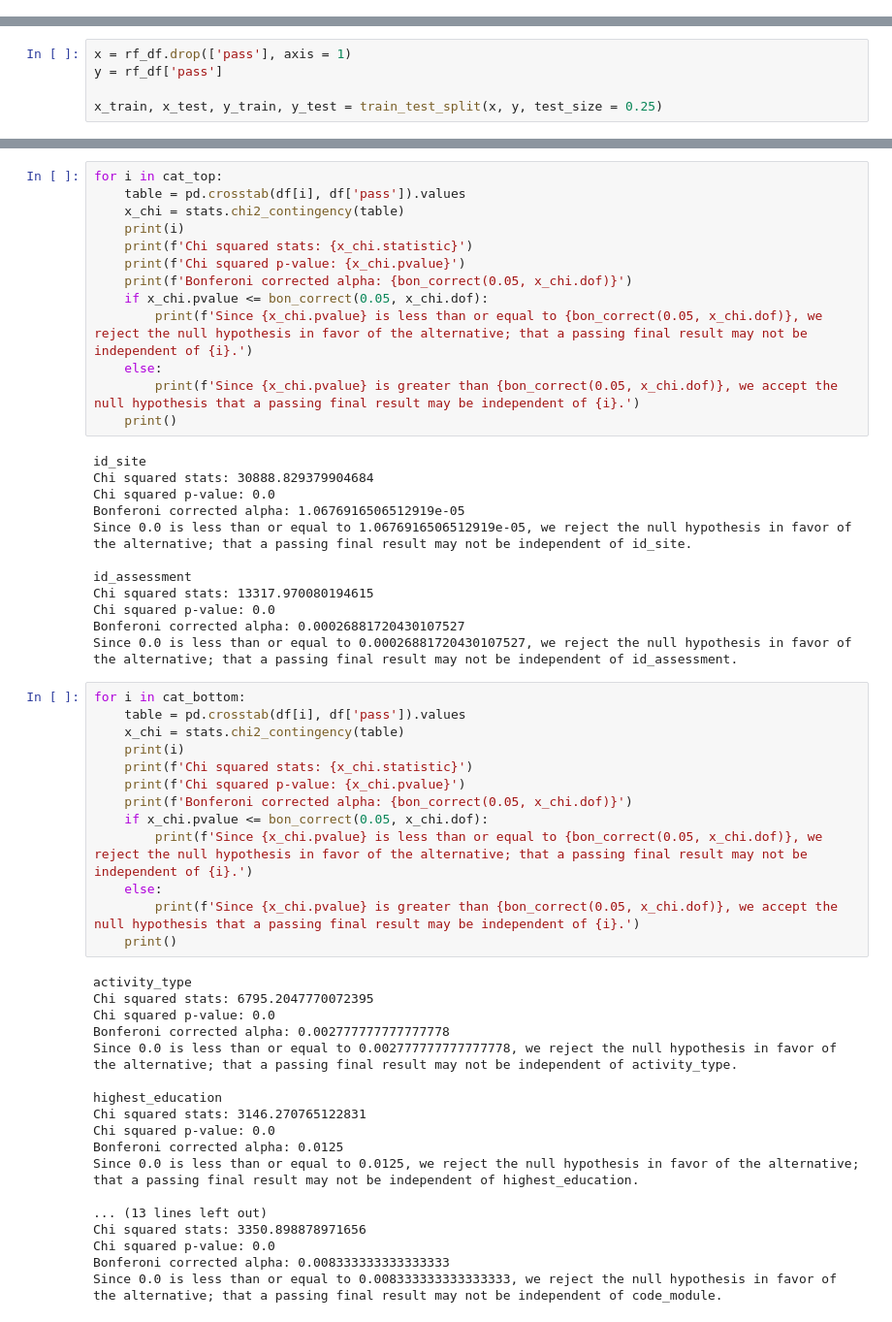
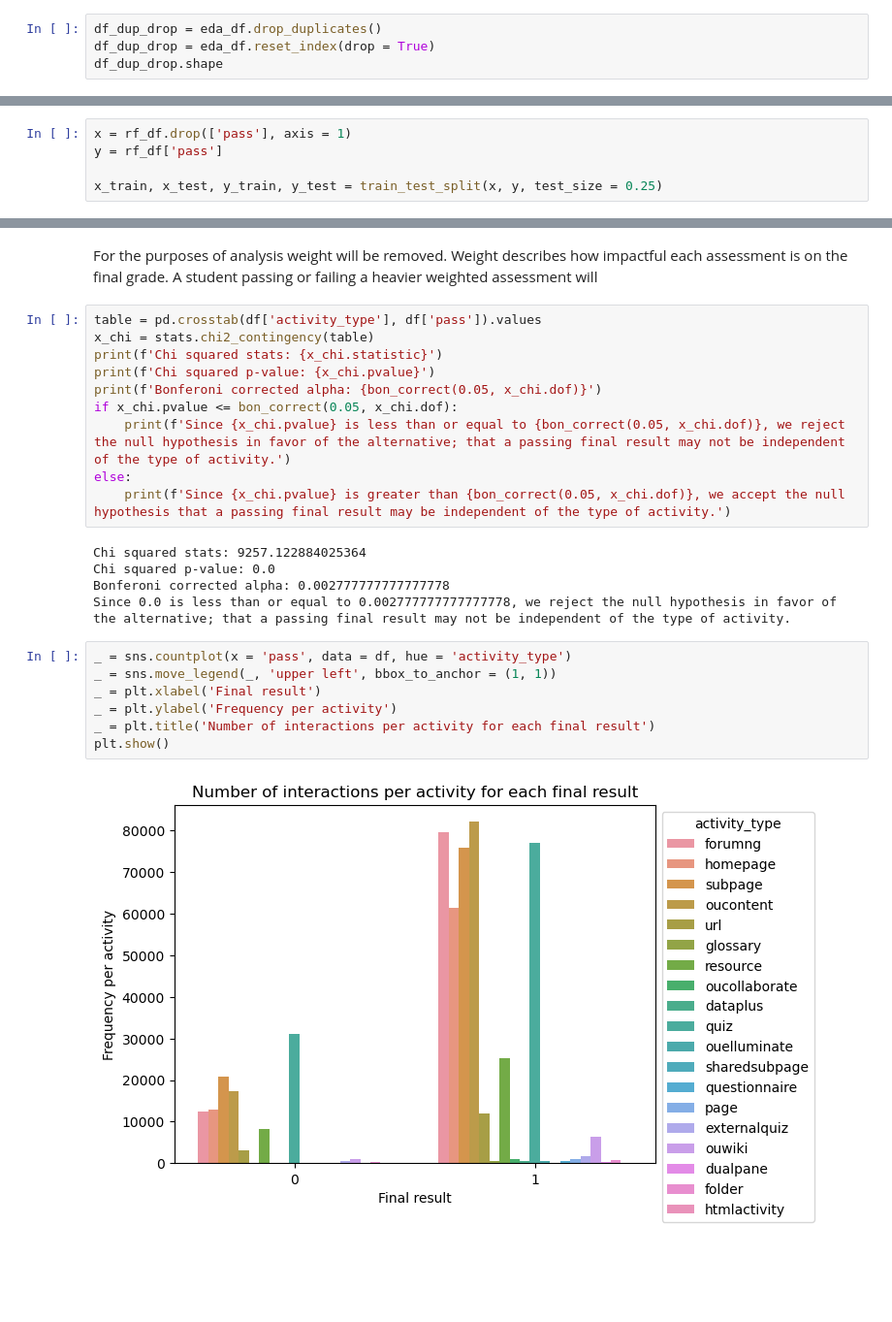
Before and after one commit to jpjavier23/springboard_eda_project, a Jupyter notebook: eda_stage_capstone_2.ipynb, the cells around one changed output, grey strips where cells are left out. Shown at 97% size. Cells and saved outputs as stored; diff of their text form; blank space fills up the shorter version.

```diff
--- a/eda_stage_capstone_2.ipynb
+++ b/eda_stage_capstone_2.ipynb
@@ -197,0 +174,4 @@ df_no_id.head()
+# %%
+df_dup_drop = eda_df.drop_duplicates()
+df_dup_drop = eda_df.reset_index(drop = True)
+df_dup_drop.shape
@@ -407,56 +420,26 @@ cat_bottom = ['activity_type', 'highest_education', 'is_banked', 'region', 'code
+# %% [markdown]
+For the purposes of analysis weight will be removed. Weight describes how impactful each assessment is on the final grade. A student passing or failing a heavier weighted assessment will
 # %%
-for i in cat_top:
-    table = pd.crosstab(df[i], df['pass']).values
-    x_chi = stats.chi2_contingency(table)
-    print(i)
-    print(f'Chi squared stats: {x_chi.statistic}')
-    print(f'Chi squared p-value: {x_chi.pvalue}')
-    print(f'Bonferoni corrected alpha: {bon_correct(0.05, x_chi.dof)}')
-    if x_chi.pvalue <= bon_correct(0.05, x_chi.dof):
-        print(f'Since {x_chi.pvalue} is less than or equal to {bon_correct(0.05, x_chi.dof)}, we reject the null hypothesis in favor of the alternative; that a passing final result may not be independent of {i}.')
-    else:
-        print(f'Since {x_chi.pvalue} is greater than {bon_correct(0.05, x_chi.dof)}, we accept the null hypothesis that a passing final result may be independent of {i}.')
-    print()
+table = pd.crosstab(df['activity_type'], df['pass']).values
+x_chi = stats.chi2_contingency(table)
+print(f'Chi squared stats: {x_chi.statistic}')
+print(f'Chi squared p-value: {x_chi.pvalue}')
+print(f'Bonferoni corrected alpha: {bon_correct(0.05, x_chi.dof)}')
+if x_chi.pvalue <= bon_correct(0.05, x_chi.dof):
+    print(f'Since {x_chi.pvalue} is less than or equal to {bon_correct(0.05, x_chi.dof)}, we reject the null hypothesis in favor of the alternative; that a passing final result may not be independent of the type of activity.')
+else:
+    print(f'Since {x_chi.pvalue} is greater than {bon_correct(0.05, x_chi.dof)}, we accept the null hypothesis that a passing final result may be independent of the type of activity.')
 # %% [output]
-id_site
-Chi squared stats: 30888.829379904684
+Chi squared stats: 9257.122884025364
 Chi squared p-value: 0.0
-Bonferoni corrected alpha: 1.0676916506512919e-05
-Since 0.0 is less than or equal to 1.0676916506512919e-05, we reject the null hypothesis in favor of the alternative; that a passing final result may not be independent of id_site.
-
-id_assessment
-Chi squared stats: 13317.970080194615
-Chi squared p-value: 0.0
-Bonferoni corrected alpha: 0.00026881720430107527
-Since 0.0 is less than or equal to 0.00026881720430107527, we reject the null hypothesis in favor of the alternative; that a passing final result may not be independent of id_assessment.
+Bonferoni corrected alpha: 0.002777777777777778
+Since 0.0 is less than or equal to 0.002777777777777778, we reject the null hypothesis in favor of the alternative; that a passing final result may not be independent of the type of activity.
-# %%
-for i in cat_bottom:
-    table = pd.crosstab(df[i], df['pass']).values
-    x_chi = stats.chi2_contingency(table)
-    print(i)
-    print(f'Chi squared stats: {x_chi.statistic}')
-    print(f'Chi squared p-value: {x_chi.pvalue}')
-    print(f'Bonferoni corrected alpha: {bon_correct(0.05, x_chi.dof)}')
-    if x_chi.pvalue <= bon_correct(0.05, x_chi.dof):
-        print(f'Since {x_chi.pvalue} is less than or equal to {bon_correct(0.05, x_chi.dof)}, we reject the null hypothesis in favor of the alternative; that a passing final result may not be independent of {i}.')
-    else:
-        print(f'Since {x_chi.pvalue} is greater than {bon_correct(0.05, x_chi.dof)}, we accept the null hypothesis that a passing final result may be independent of {i}.')
-    print()
-# %% [output]
-activity_type
-Chi squared stats: 6795.2047770072395
-Chi squared p-value: 0.0
-Bonferoni corrected alpha: 0.002777777777777778
-Since 0.0 is less than or equal to 0.002777777777777778, we reject the null hypothesis in favor of the alternative; that a passing final result may not be independent of activity_type.
-
-highest_education
-Chi squared stats: 3146.270765122831
-Chi squared p-value: 0.0
-Bonferoni corrected alpha: 0.0125
-Since 0.0 is less than or equal to 0.0125, we reject the null hypothesis in favor of the alternative; that a passing final result may not be independent of highest_education.
-
-... (13 lines left out)
-Chi squared stats: 3350.898878971656
-Chi squared p-value: 0.0
-Bonferoni corrected alpha: 0.008333333333333333
-Since 0.0 is less than or equal to 0.008333333333333333, we reject the null hypothesis in favor of the alternative; that a passing final result may not be independent of code_module.
+# %%
+_ = sns.countplot(x = 'pass', data = df, hue = 'activity_type')
+_ = sns.move_legend(_, 'upper left', bbox_to_anchor = (1, 1))
+_ = plt.xlabel('Final result')
+_ = plt.ylabel('Frequency per activity')
+_ = plt.title('Number of interactions per activity for each final result')
+plt.show()
+# %% [output]
+[figure, added]
```
Also changed, not shown: parts of 65 cells of this notebook.
